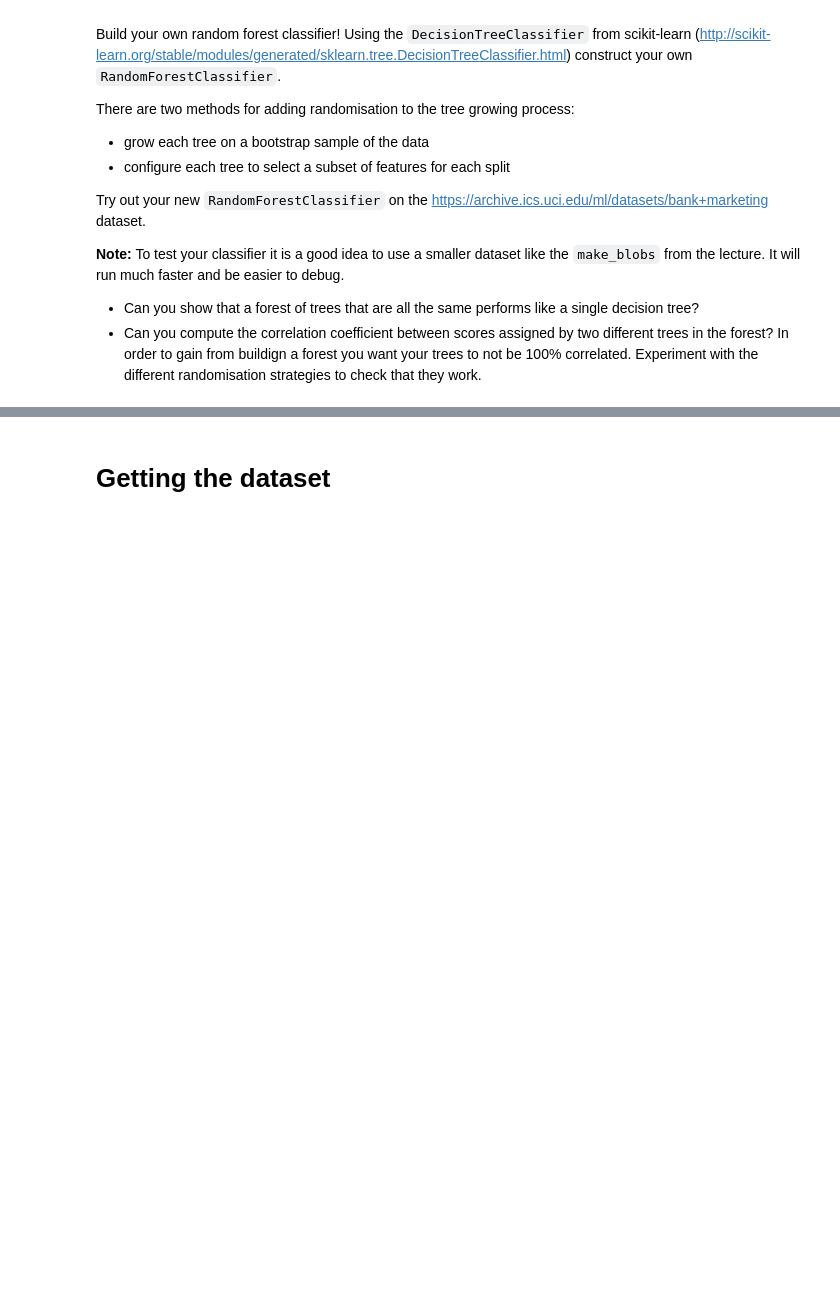
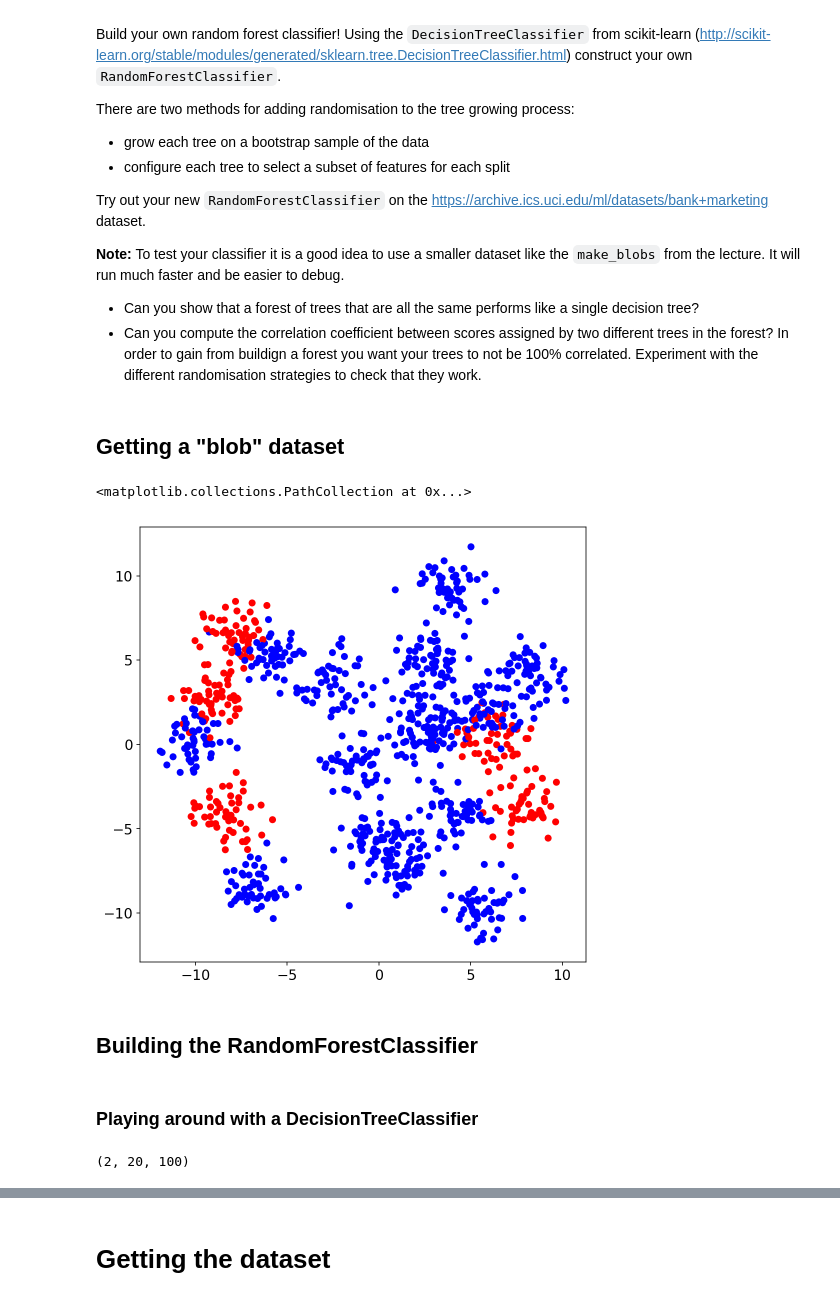
Before and after one commit to calispac/advanced-computing-2018, a Jupyter notebook: material/lecture-02/exercise.ipynb, the cells around one changed output, grey strips where cells are left out. Drawn from its saved outputs; the diff is of its cells as text; code cells hidden in the pictures; blank space fills up the shorter version.

```diff
--- a/material/lecture-02/exercise.ipynb
+++ b/material/lecture-02/exercise.ipynb
@@ -34,3 +34,19 @@ Try out your new `RandomForestClassifier` on the https://archive.ics.uci.edu/ml/
 
 * Can you show that a forest of trees that are all the same performs like a single decision tree?
 * Can you compute the correlation coefficient between scores assigned by two different trees in the forest? In order to gain from buildign a forest you want your trees to not be 100% correlated. Experiment with the different randomisation strategies to check that they work.
+# %% [markdown]
+## Getting a "blob" dataset
+# %%
+from sklearn.datasets import make_blobs
+from sklearn.model_selection import train_test_split
+
+X, y = make_blobs(n_samples=1000, centers=20, random_state=10)
+y = np.take(['r', 'b'], y<15)
+plt.scatter(X[:, 0], X[:, 1], c=y)
+# %% [output]
+<matplotlib.collections.PathCollection at 0x...>
+[figure, added]
+# %% [markdown]
+## Building the RandomForestClassifier
+# %% [markdown]
+### Playing around with a DecisionTreeClassifier
@@ -36,0 +56,22 @@ Try out your new `RandomForestClassifier` on the https://archive.ics.uci.edu/ml/
+# %%
+from sklearn.metrics import accuracy_score
+
+test_split = np.linspace(0.1, 0.9, num=20)
+n_trials = 100
+
+score = np.zeros((2, ) + test_split.shape + (n_trials, ))
+clf = DecisionTreeClassifier(max_leaf_nodes=15)
+
+for i, split_fraction in enumerate(test_split):
+
+    for j in range(n_trials):
+
+        X_train, X_test, y_train, y_test = train_test_split(X, y, test_size=split_fraction, shuffle=True)
+        clf.fit(X_train, y_train)
+
+        score[0, i, j] = accuracy_score(y_test, clf.predict(X_test))
+        score[1, i, j] = accuracy_score(y_train, clf.predict(X_train))
+
+score.shape
+# %% [output]
+(2, 20, 100)
```
Also changed, not shown: parts of 15 cells of this notebook.
